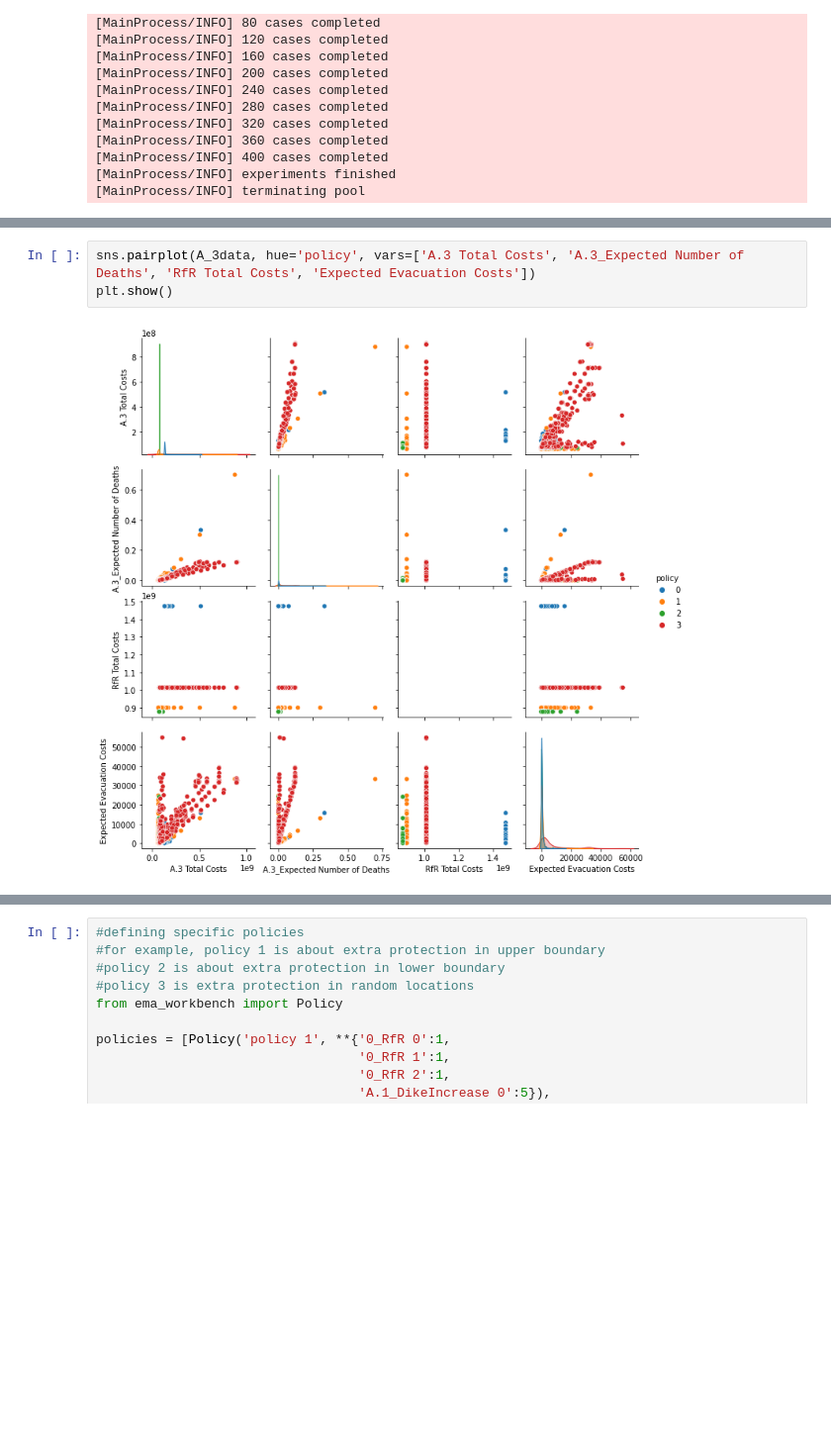
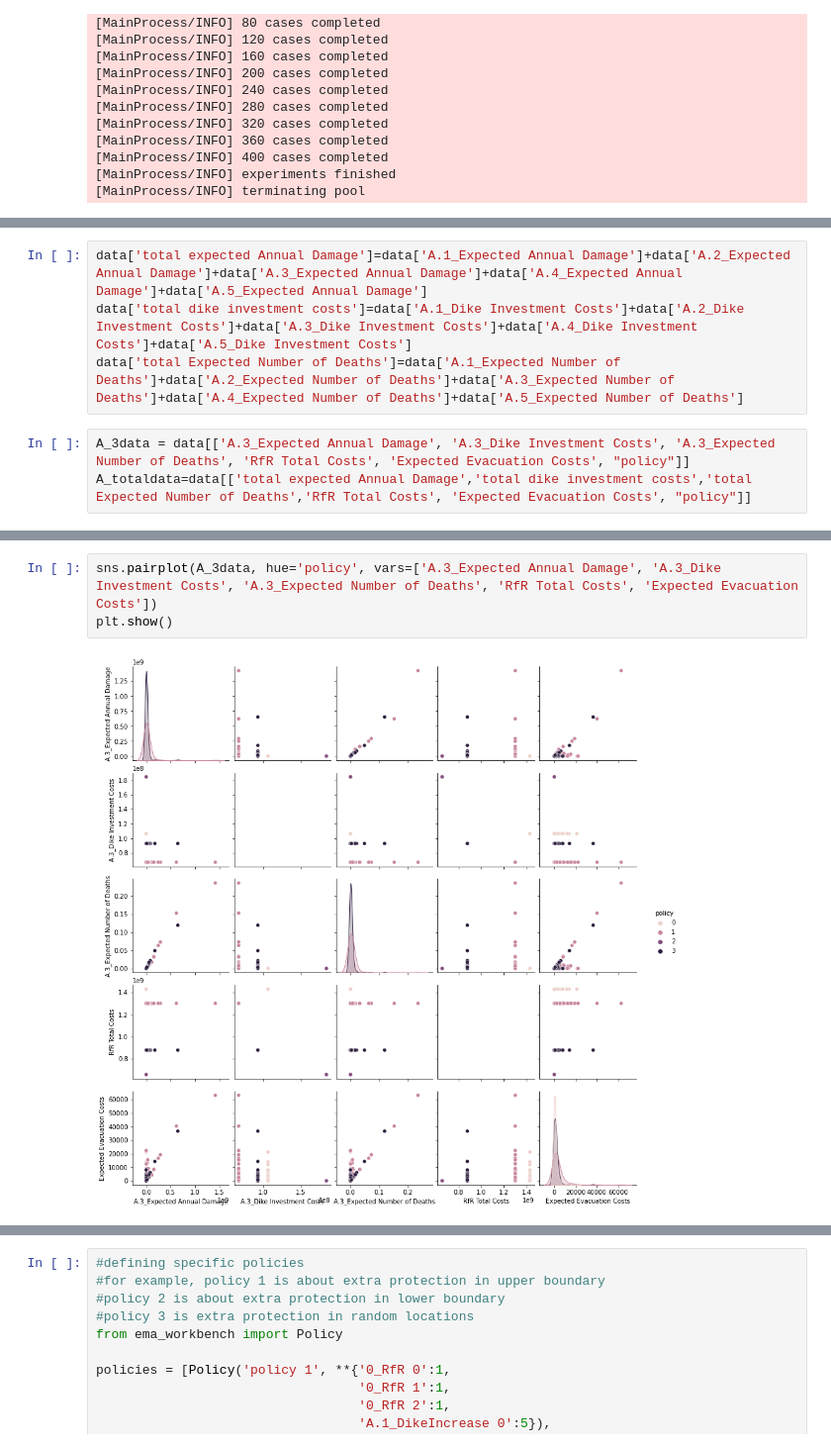
Before and after one commit to tamarvooijs/MBDM, a Jupyter notebook: final assignment/Problem Formulations-Laszlo.ipynb, the cells around one changed output, grey strips where cells are left out. Shown at 99% size. Cells and saved outputs as stored; diff of their text form; blank space fills up the shorter version.

```diff
--- a/final assignment/Problem Formulations-Laszlo.ipynb
+++ b/final assignment/Problem Formulations-Laszlo.ipynb
@@ -169,0 +231,7 @@ A_3data = data[['A.3 Total Costs', 'A.3_Expected Number of Deaths', 'RfR Total C
+# %%
+data['total expected Annual Damage']=data['A.1_Expected Annual Damage']+data['A.2_Expected Annual Damage']+data['A.3_Expected Annual Damage']+data['A.4_Expected Annual Damage']+data['A.5_Expected Annual Damage']
+data['total dike investment costs']=data['A.1_Dike Investment Costs']+data['A.2_Dike Investment Costs']+data['A.3_Dike Investment Costs']+data['A.4_Dike Investment Costs']+data['A.5_Dike Investment Costs']
+data['total Expected Number of Deaths']=data['A.1_Expected Number of Deaths']+data['A.2_Expected Number of Deaths']+data['A.3_Expected Number of Deaths']+data['A.4_Expected Number of Deaths']+data['A.5_Expected Number of Deaths']
+# %%
+A_3data = data[['A.3_Expected Annual Damage', 'A.3_Dike Investment Costs', 'A.3_Expected Number of Deaths', 'RfR Total Costs', 'Expected Evacuation Costs', "policy"]]
+A_totaldata=data[['total expected Annual Damage','total dike investment costs','total Expected Number of Deaths','RfR Total Costs', 'Expected Evacuation Costs', "policy"]]
@@ -170,5 +243,5 @@ A_3data = data[['A.3 Total Costs', 'A.3_Expected Number of Deaths', 'RfR Total C
 # %%
-sns.pairplot(A_3data, hue='policy', vars=['A.3 Total Costs', 'A.3_Expected Number of Deaths', 'RfR Total Costs', 'Expected Evacuation Costs'])
+sns.pairplot(A_3data, hue='policy', vars=['A.3_Expected Annual Damage', 'A.3_Dike Investment Costs', 'A.3_Expected Number of Deaths', 'RfR Total Costs', 'Expected Evacuation Costs'])
 plt.show()
 # %% [output]
-[figure, old version]
+[figure, new version]
```
Also changed, not shown: parts of 22 cells of this notebook.
